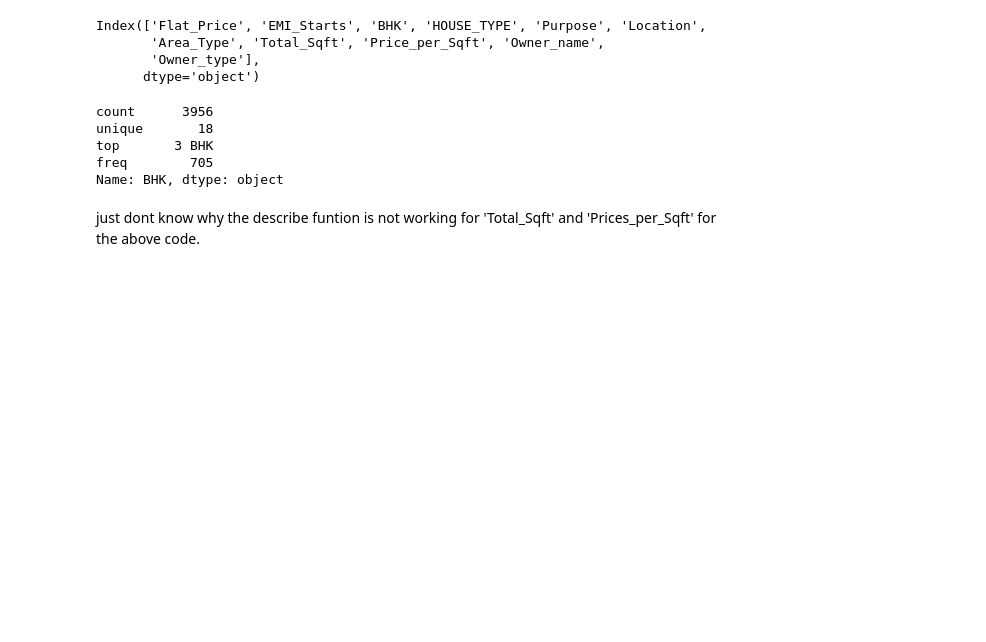
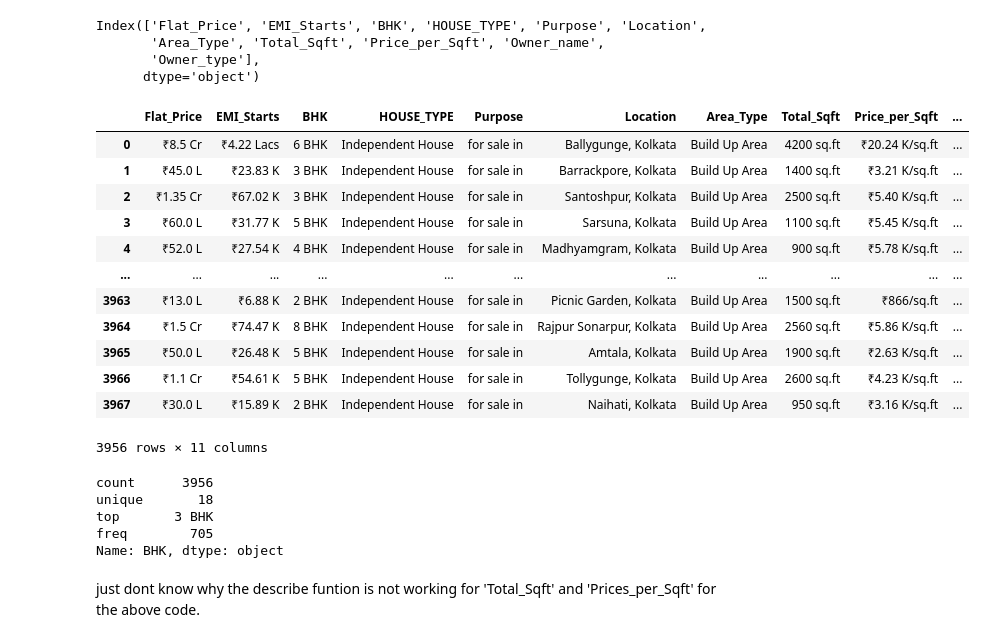
Before and after one commit to mainackdasgupta/ML-Project, a Jupyter notebook: Kolkata_Home_Price_Prediction.ipynb, the cells around one changed output. Drawn from its saved outputs; the diff is of its cells as text; code cells hidden in the pictures; blank space fills up the shorter version.

```diff
--- a/Kolkata_Home_Price_Prediction.ipynb
+++ b/Kolkata_Home_Price_Prediction.ipynb
@@ -152,6 +132,22 @@ Index(['Flat_Price', 'EMI_Starts', 'BHK', 'HOUSE_TYPE', 'Purpose', 'Location',
        'Area_Type', 'Total_Sqft', 'Price_per_Sqft', 'Owner_name',
        'Owner_type'],
       dtype='object')
+# %%
+df2
+# %% [output]
+|  | Flat_Price | EMI_Starts | BHK | HOUSE_TYPE | Purpose | Location | Area_Type | Total_Sqft | Price_per_Sqft | ... |
+| 0 | ₹8.5 Cr | ₹4.22 Lacs | 6 BHK | Independent House | for sale in | Ballygunge, Kolkata | Build Up Area | 4200 sq.ft | ₹20.24 K/sq.ft | ... |
+| 1 | ₹45.0 L | ₹23.83 K | 3 BHK | Independent House | for sale in | Barrackpore, Kolkata | Build Up Area | 1400 sq.ft | ₹3.21 K/sq.ft | ... |
+| 2 | ₹1.35 Cr | ₹67.02 K | 3 BHK | Independent House | for sale in | Santoshpur, Kolkata | Build Up Area | 2500 sq.ft | ₹5.40 K/sq.ft | ... |
+| 3 | ₹60.0 L | ₹31.77 K | 5 BHK | Independent House | for sale in | Sarsuna, Kolkata | Build Up Area | 1100 sq.ft | ₹5.45 K/sq.ft | ... |
+| 4 | ₹52.0 L | ₹27.54 K | 4 BHK | Independent House | for sale in | Madhyamgram, Kolkata | Build Up Area | 900 sq.ft | ₹5.78 K/sq.ft | ... |
+| ... | ... | ... | ... | ... | ... | ... | ... | ... | ... | ... |
+| 3963 | ₹13.0 L | ₹6.88 K | 2 BHK | Independent House | for sale in | Picnic Garden, Kolkata | Build Up Area | 1500 sq.ft | ₹866/sq.ft | ... |
+| 3964 | ₹1.5 Cr | ₹74.47 K | 8 BHK | Independent House | for sale in | Rajpur Sonarpur, Kolkata | Build Up Area | 2560 sq.ft | ₹5.86 K/sq.ft | ... |
+| 3965 | ₹50.0 L | ₹26.48 K | 5 BHK | Independent House | for sale in | Amtala, Kolkata | Build Up Area | 1900 sq.ft | ₹2.63 K/sq.ft | ... |
+| 3966 | ₹1.1 Cr | ₹54.61 K | 5 BHK | Independent House | for sale in | Tollygunge, Kolkata | Build Up Area | 2600 sq.ft | ₹4.23 K/sq.ft | ... |
+| 3967 | ₹30.0 L | ₹15.89 K | 2 BHK | Independent House | for sale in | Naihati, Kolkata | Build Up Area | 950 sq.ft | ₹3.16 K/sq.ft | ... |
+3956 rows × 11 columns
 # %%
 df2.BHK.describe()
 # %% [output]
```
Also changed, not shown: parts of 10 cells of this notebook.
